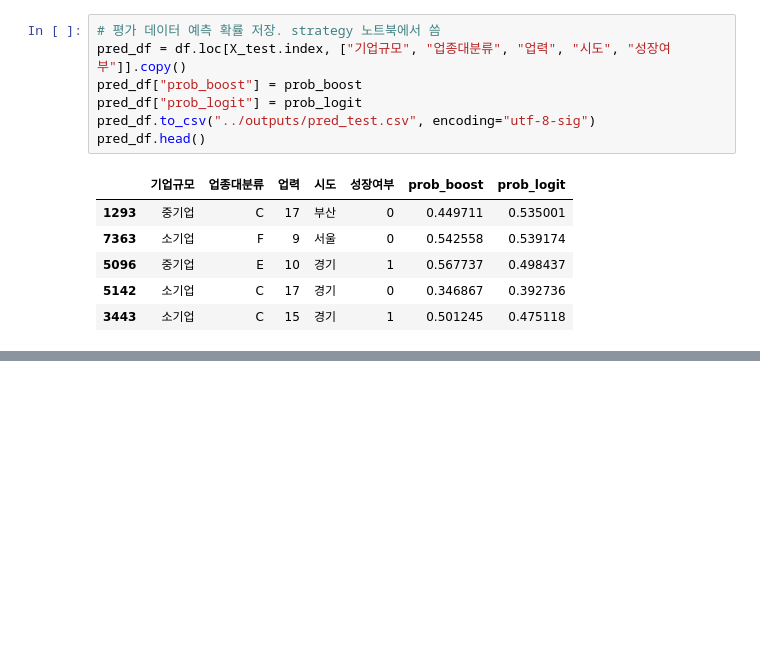
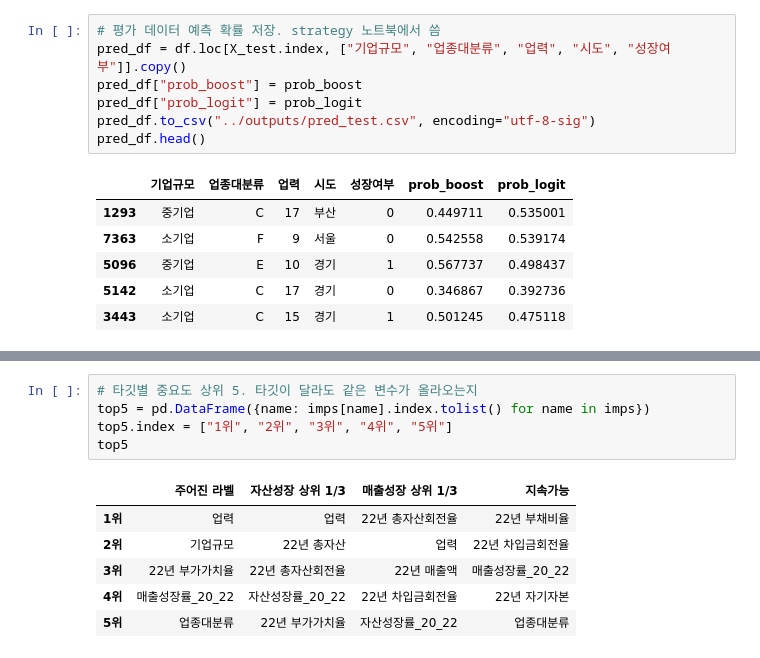
Before and after one commit to JeongHyck06/2026-2_DS_Hackathon, a Jupyter notebook: notebooks/model.ipynb, the cells around one changed output, grey strips where cells are left out. Saved outputs shown, nothing was run; the diff lists cells and outputs as text; blank space fills up the shorter version.

```diff
--- a/notebooks/model.ipynb
+++ b/notebooks/model.ipynb
@@ -270,0 +325,12 @@ pred_df.head()
+# %%
+# 타깃별 중요도 상위 5. 타깃이 달라도 같은 변수가 올라오는지
+top5 = pd.DataFrame({name: imps[name].index.tolist() for name in imps})
+top5.index = ["1위", "2위", "3위", "4위", "5위"]
+top5
+# %% [output]
+|  | 주어진 라벨 | 자산성장 상위 1/3 | 매출성장 상위 1/3 | 지속가능 |
+| 1위 | 업력 | 업력 | 22년 총자산회전율 | 22년 부채비율 |
+| 2위 | 기업규모 | 22년 총자산 | 업력 | 22년 차입금회전율 |
+| 3위 | 22년 부가가치율 | 22년 총자산회전율 | 22년 매출액 | 매출성장률_20_22 |
+| 4위 | 매출성장률_20_22 | 자산성장률_20_22 | 22년 차입금회전율 | 22년 자기자본 |
+| 5위 | 업종대분류 | 22년 부가가치율 | 자산성장률_20_22 | 업종대분류 |
```
Also changed, not shown: parts of 3 cells of this notebook.
